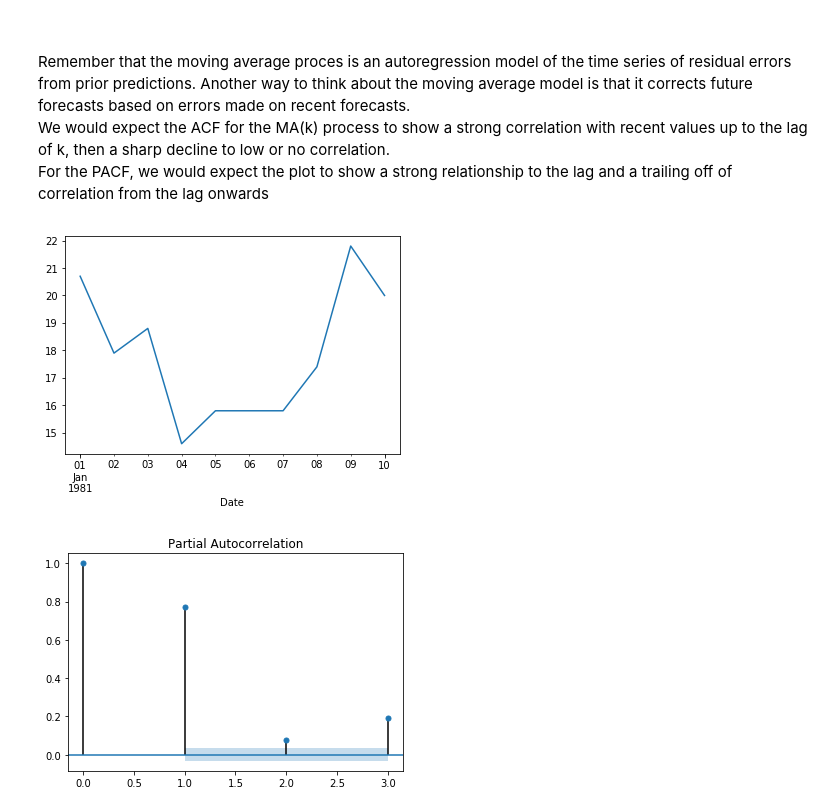
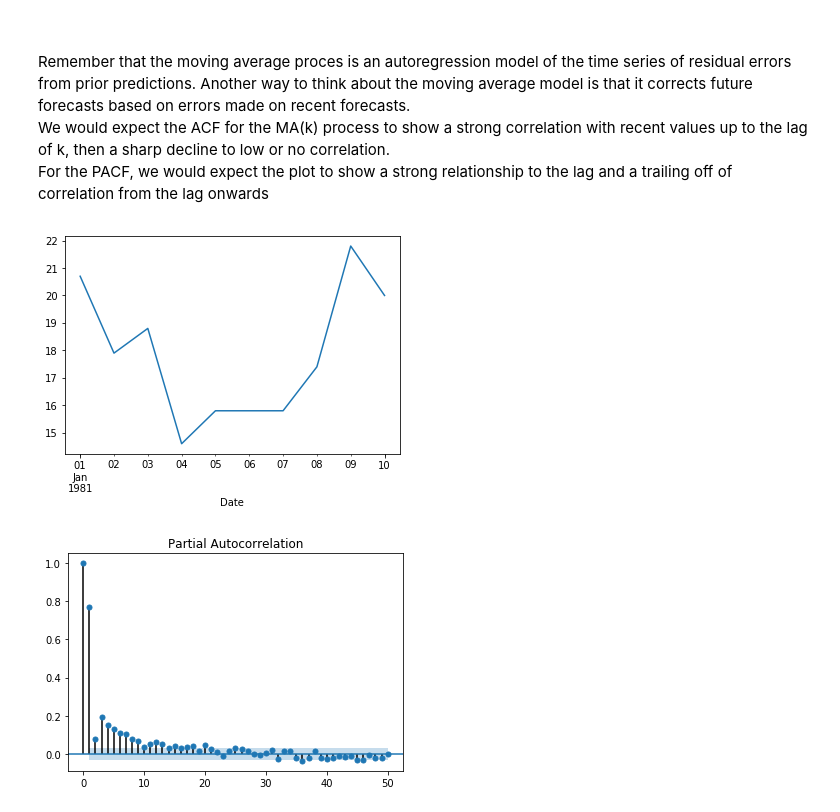
Before and after one commit to gonsoomoon/RNN, a Jupyter notebook: time-series-prediction/practice/intro_acf_pacf.ipynb, the cells around one changed output. Saved outputs shown, nothing was run; the diff lists cells and outputs as text; code cells hidden in the pictures.

```diff
--- a/time-series-prediction/practice/intro_acf_pacf.ipynb
+++ b/time-series-prediction/practice/intro_acf_pacf.ipynb
@@ -50,9 +50,9 @@ For the PACF, we would expect the plot to show a strong relationship to the lag
 # %%
 from statsmodels.graphics.tsaplots import plot_pacf
 series[0:10].plot()
 pyplot.show()
-plot_pacf(series, lags = 3)
+plot_pacf(series, lags = 50)
 pyplot.show()
 # %% [output]
 [figure]
-[figure, old version]
+[figure, new version]
```
Also changed, not shown: 3 other files.
